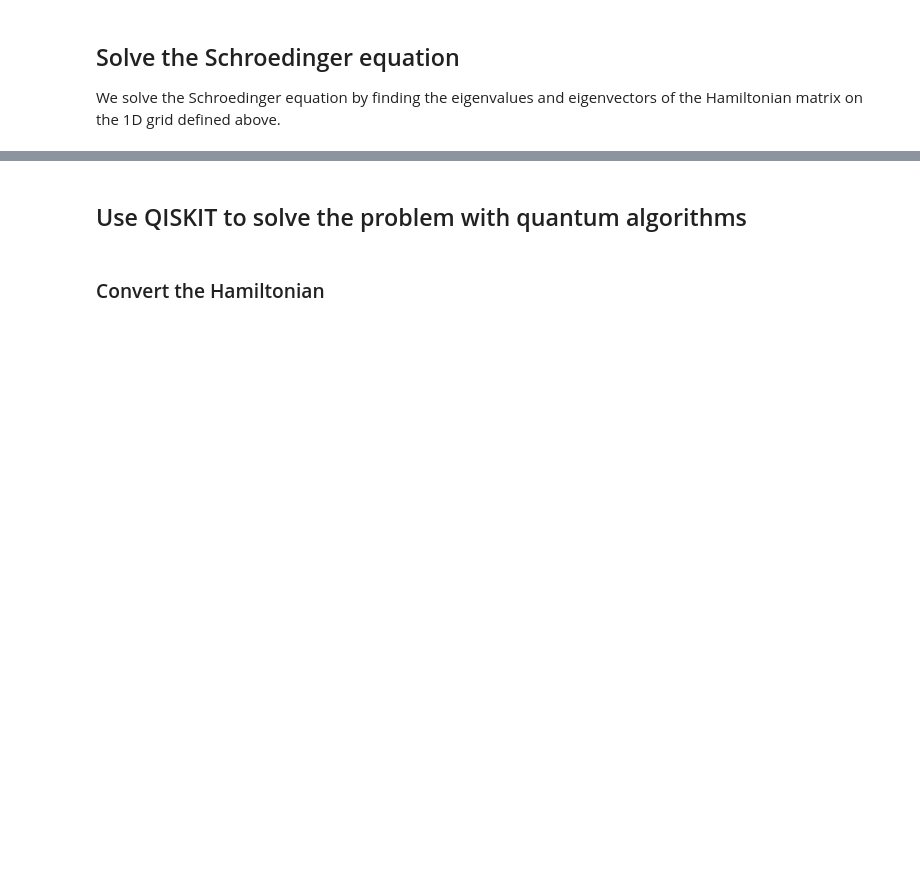
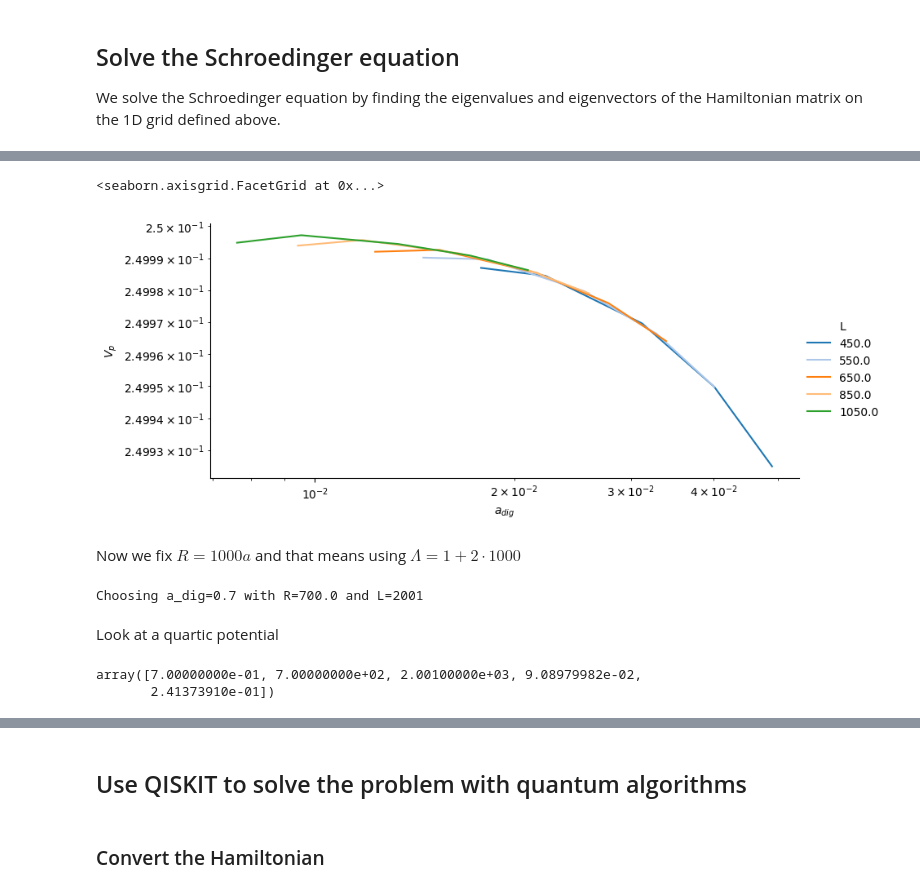
Before and after one commit to erinaldi/bmn2-qiskit, a Jupyter notebook: notebooks/QISKIT_HarmonicOscillator_VQE.ipynb, the cells around one changed output, grey strips where cells are left out. Saved outputs shown, nothing was run; the diff lists cells and outputs as text; code cells hidden in the pictures; blank space fills up the shorter version.

```diff
--- a/notebooks/QISKIT_HarmonicOscillator_VQE.ipynb
+++ b/notebooks/QISKIT_HarmonicOscillator_VQE.ipynb
@@ -160,0 +265,28 @@ Text(0.5, 1.0, 'normalized wavefunctions for a harmonic oscillator using finite
+# %%
+g = sns.relplot(data=df, x="A", y="P", hue="L", palette='tab20', kind='line', height=4, aspect=2)
+g.set_axis_labels(r"$a_{dig}$", r"$V_p$")
+g.set(yscale='log', xscale='log')
+# %% [output]
+<seaborn.axisgrid.FacetGrid at 0x...>
+[figure, added]
+# %% [markdown]
+Now we fix $R = 1000 a$ and that means using $\Lambda = 1 + 2 \cdot 1000$
+# %%
+a_dig = 0.7
+
+
+def ir_cutoff(a_dig):
+    return 1_000 * a_dig
+
+
+def uv_cutoff(a_dig):
+    return int(1 + 2 * ir_cutoff(a_dig) / a_dig)
+
+
+R = ir_cutoff(a_dig)
+L = uv_cutoff(a_dig)
+print(f"Choosing a_dig={a_dig} with R={R} and L={L}")
+# %% [output]
+Choosing a_dig=0.7 with R=700.0 and L=2001
+# %% [markdown]
+Look at a quartic potential
@@ -160,0 +302,5 @@ Text(0.5, 1.0, 'normalized wavefunctions for a harmonic oscillator using finite
+# %%
+gs_energy(R,L,potential=Vpot_quartic)
+# %% [output]
+array([7.00000000e-01, 7.00000000e+02, 2.00100000e+03, 9.08979982e-02,
+       2.41373910e-01])
```
Also changed, not shown: parts of 24 cells of this notebook.
